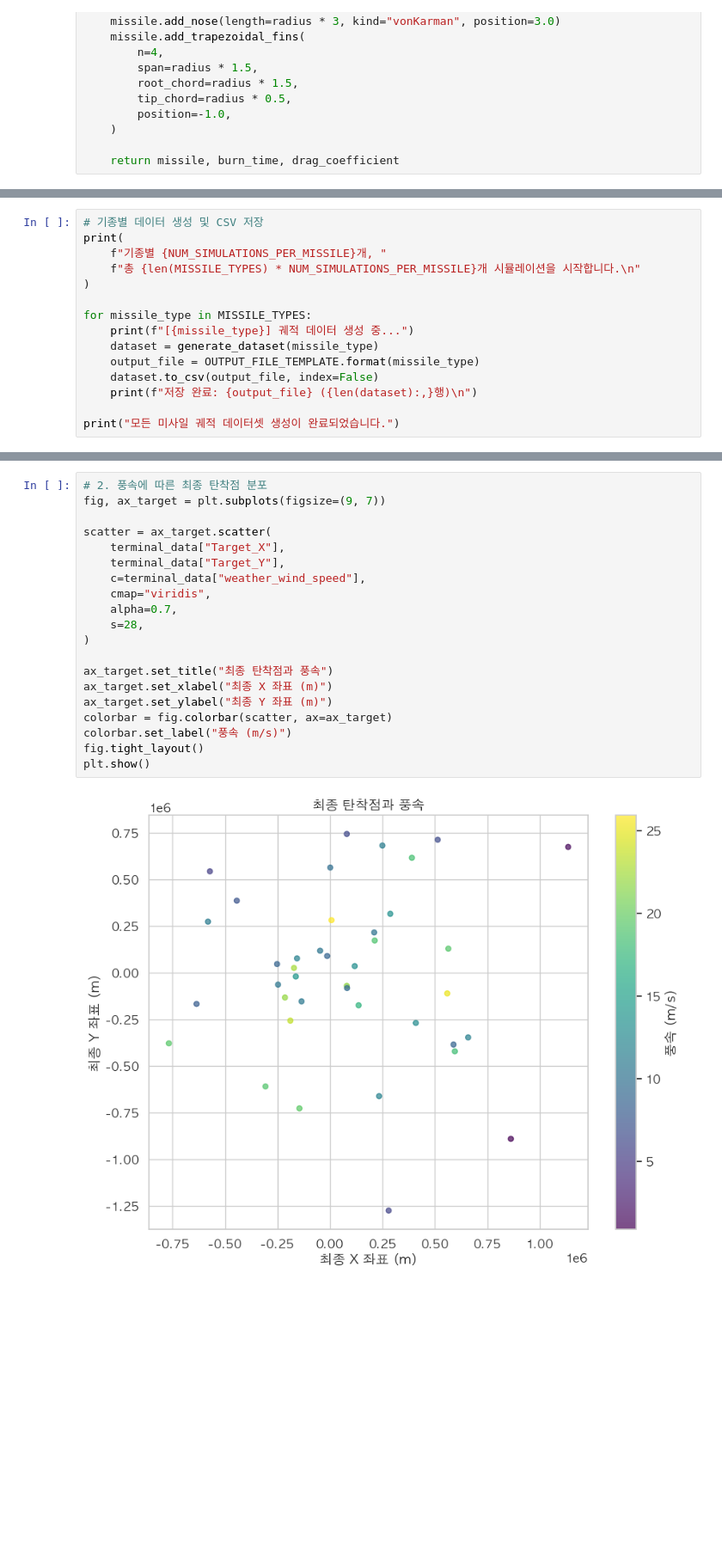
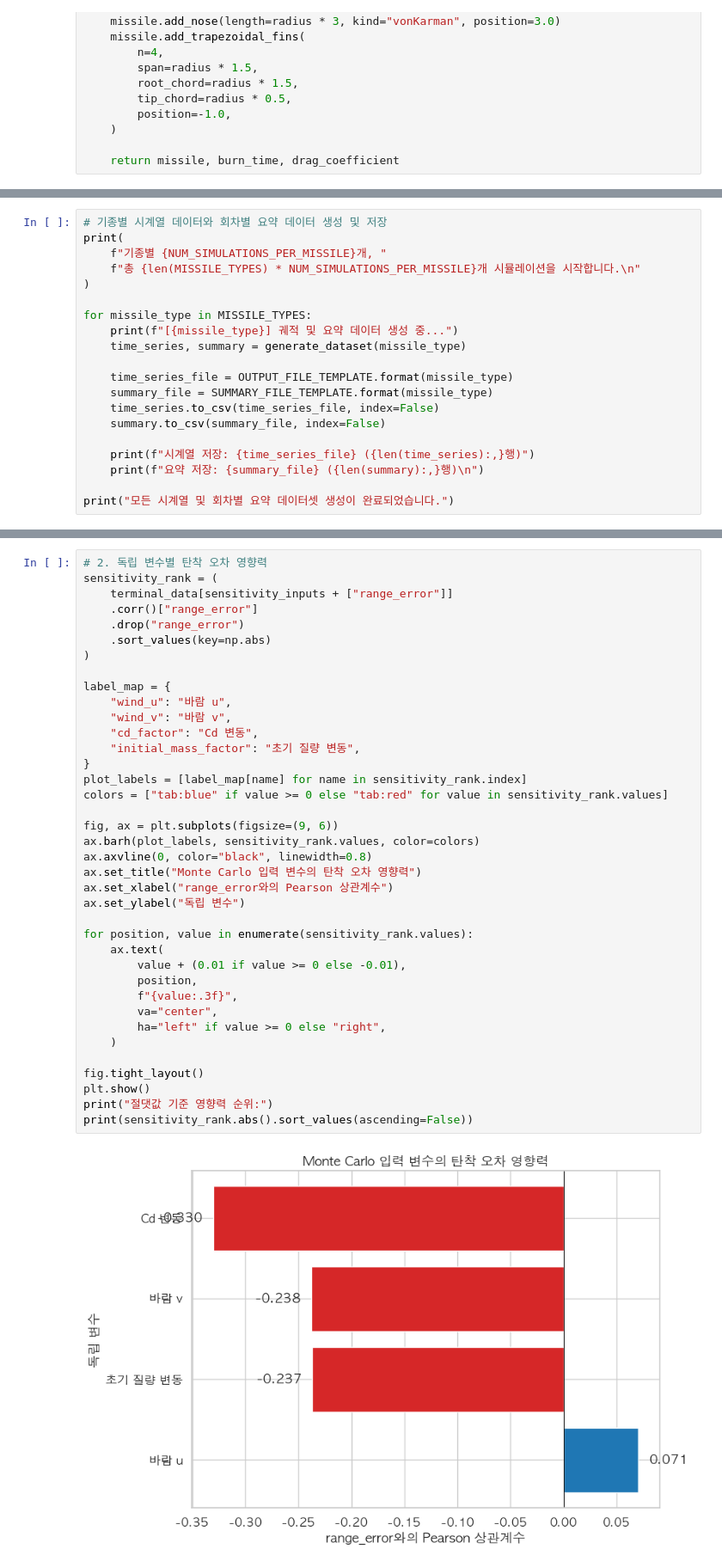
Before and after one commit to leetae04kr/fucking_missile, a Jupyter notebook: test.ipynb, the cells around one changed output, grey strips where cells are left out. Shown at 86% size. Cells and saved outputs as stored; diff of their text form; blank space fills up the shorter version.

```diff
--- a/test.ipynb
+++ b/test.ipynb
@@ -251,18 +370,23 @@ def generate_dataset(missile_type):
 # %%
-# 기종별 데이터 생성 및 CSV 저장
+# 기종별 시계열 데이터와 회차별 요약 데이터 생성 및 저장
 print(
     f"기종별 {NUM_SIMULATIONS_PER_MISSILE}개, "
     f"총 {len(MISSILE_TYPES) * NUM_SIMULATIONS_PER_MISSILE}개 시뮬레이션을 시작합니다.\n"
 )
 
 for missile_type in MISSILE_TYPES:
-    print(f"[{missile_type}] 궤적 데이터 생성 중...")
-    dataset = generate_dataset(missile_type)
-    output_file = OUTPUT_FILE_TEMPLATE.format(missile_type)
-    dataset.to_csv(output_file, index=False)
-    print(f"저장 완료: {output_file} ({len(dataset):,}행)\n")
+    print(f"[{missile_type}] 궤적 및 요약 데이터 생성 중...")
+    time_series, summary = generate_dataset(missile_type)
 
-print("모든 미사일 궤적 데이터셋 생성이 완료되었습니다.")
+    time_series_file = OUTPUT_FILE_TEMPLATE.format(missile_type)
+    summary_file = SUMMARY_FILE_TEMPLATE.format(missile_type)
+    time_series.to_csv(time_series_file, index=False)
+    summary.to_csv(summary_file, index=False)
+
+    print(f"시계열 저장: {time_series_file} ({len(time_series):,}행)")
+    print(f"요약 저장: {summary_file} ({len(summary):,}행)\n")
+
+print("모든 시계열 및 회차별 요약 데이터셋 생성이 완료되었습니다.")
 # %% [output]
 기종별 10개, 총 40개 시뮬레이션을 시작합니다.
 
@@ -462,22 +635,40 @@ plt.show()
 # %%
-# 2. 풍속에 따른 최종 탄착점 분포
-fig, ax_target = plt.subplots(figsize=(9, 7))
-
-scatter = ax_target.scatter(
-    terminal_data["Target_X"],
-    terminal_data["Target_Y"],
-    c=terminal_data["weather_wind_speed"],
-    cmap="viridis",
-    alpha=0.7,
-    s=28,
+# 2. 독립 변수별 탄착 오차 영향력
+sensitivity_rank = (
+    terminal_data[sensitivity_inputs + ["range_error"]]
+    .corr()["range_error"]
+    .drop("range_error")
+    .sort_values(key=np.abs)
 )
 
-ax_target.set_title("최종 탄착점과 풍속")
-ax_target.set_xlabel("최종 X 좌표 (m)")
-ax_target.set_ylabel("최종 Y 좌표 (m)")
-colorbar = fig.colorbar(scatter, ax=ax_target)
-colorbar.set_label("풍속 (m/s)")
+label_map = {
+    "wind_u": "바람 u",
+    "wind_v": "바람 v",
+    "cd_factor": "Cd 변동",
+    "initial_mass_factor": "초기 질량 변동",
+}
+plot_labels = [label_map[name] for name in sensitivity_rank.index]
+colors = ["tab:blue" if value >= 0 else "tab:red" for value in sensitivity_rank.values]
+
+fig, ax = plt.subplots(figsize=(9, 6))
+ax.barh(plot_labels, sensitivity_rank.values, color=colors)
+ax.axvline(0, color="black", linewidth=0.8)
+ax.set_title("Monte Carlo 입력 변수의 탄착 오차 영향력")
+ax.set_xlabel("range_error와의 Pearson 상관계수")
+ax.set_ylabel("독립 변수")
+
+for position, value in enumerate(sensitivity_rank.values):
+    ax.text(
+        value + (0.01 if value >= 0 else -0.01),
+        position,
+        f"{value:.3f}",
+        va="center",
+        ha="left" if value >= 0 else "right",
+    )
+
 fig.tight_layout()
 plt.show()
+print("절댓값 기준 영향력 순위:")
+print(sensitivity_rank.abs().sort_values(ascending=False))
 # %% [output]
-[figure, old version]
+[figure, new version]
```
Also changed, not shown: parts of 34 cells of this notebook, 8 other files.
